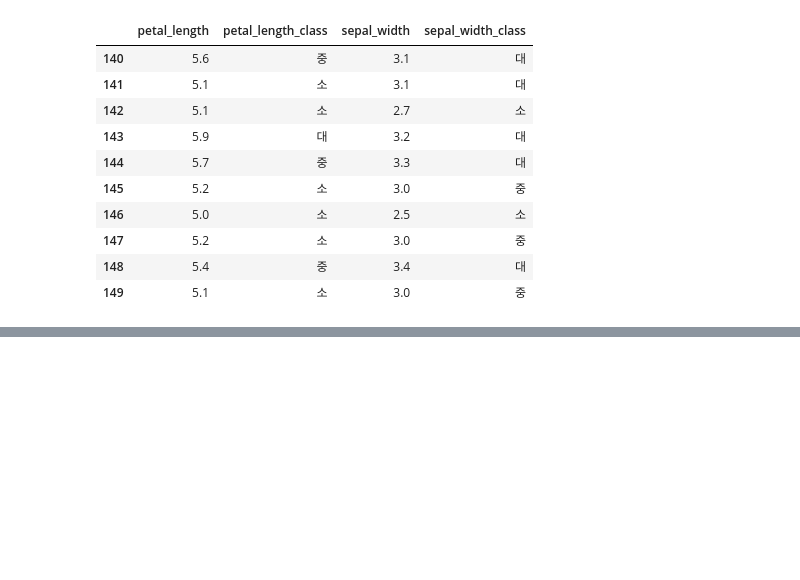
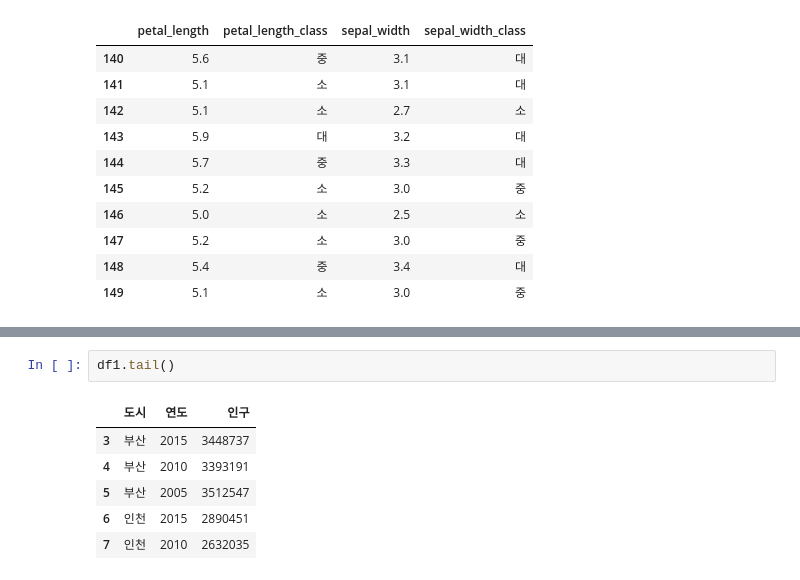
Before and after one commit to rubinkim/machine_learning_07_2022, a Jupyter notebook: 02_pandas/08_그룹분석.ipynb, the cells around one changed output, grey strips where cells are left out. Drawn from its saved outputs; the diff is of its cells as text; blank space fills up the shorter version.

```diff
--- a/02_pandas/08_그룹분석.ipynb
+++ b/02_pandas/08_그룹분석.ipynb
@@ -374,0 +393,9 @@ iris[['petal_length', 'petal_length_class', 'sepal_width', 'sepal_width_class']]
+# %%
+df1.tail()
+# %% [output]
+|  | 도시 | 연도 | 인구 |
+| 3 | 부산 | 2015 | 3448737 |
+| 4 | 부산 | 2010 | 3393191 |
+| 5 | 부산 | 2005 | 3512547 |
+| 6 | 인천 | 2015 | 2890451 |
+| 7 | 인천 | 2010 | 2632035 |
```
Also changed, not shown: parts of 7 cells of this notebook, 1 other file.
